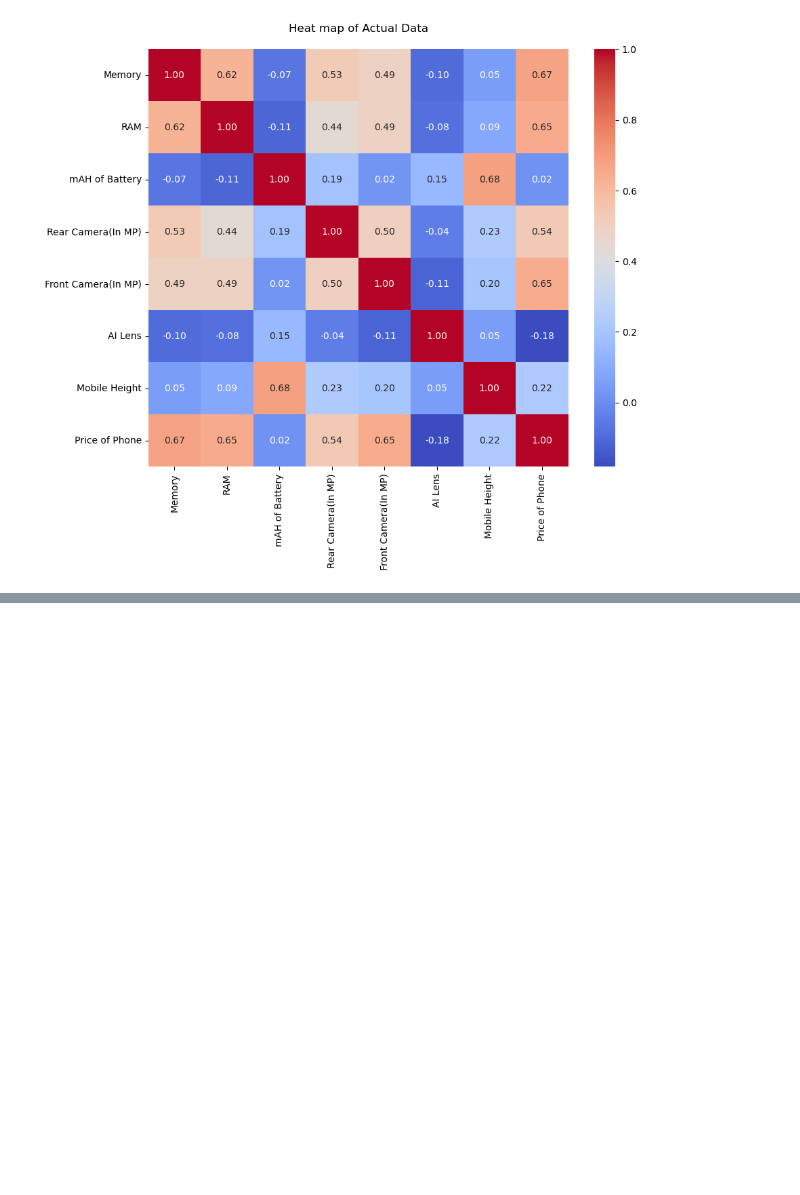
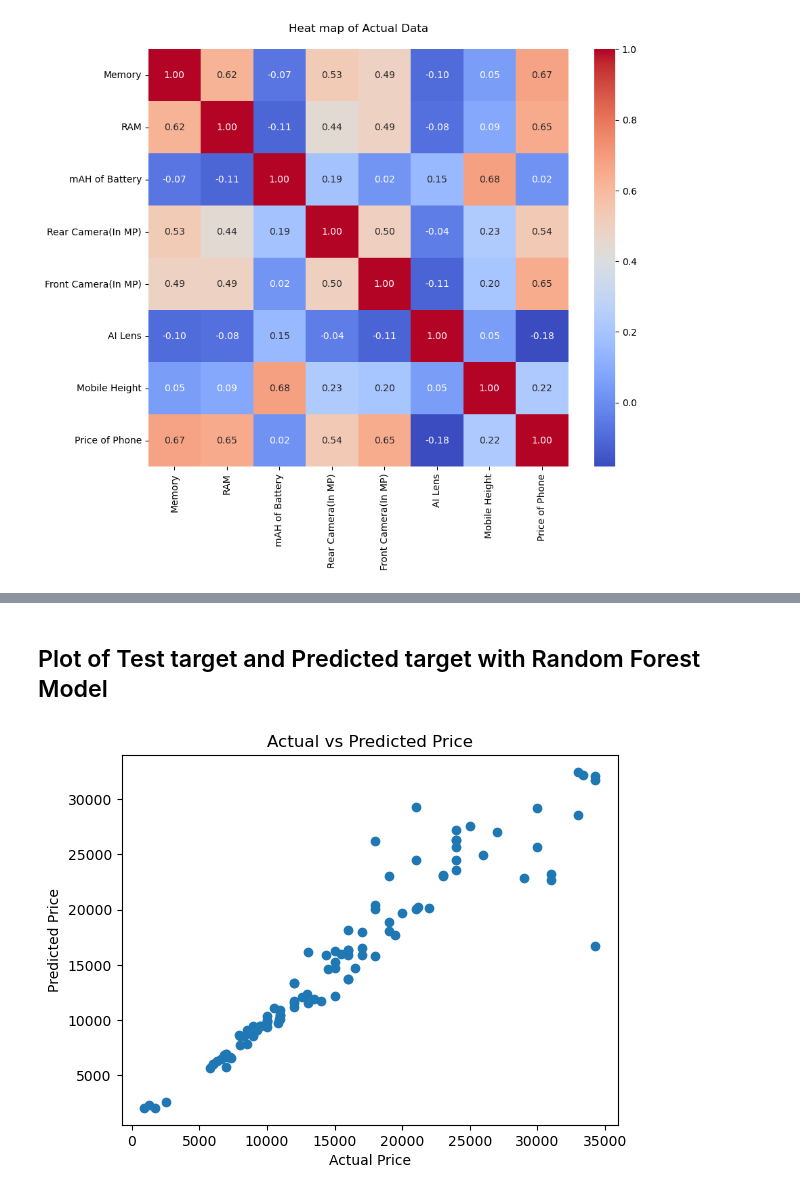
Before and after one commit to geet13govind/Feature-Extraction-and-Price-Prediction-for-Mobile-Phones, a Jupyter notebook: Feature_Extraction and price prediction of mobiles.ipynb, the cells around one changed output, grey strips where cells are left out. Saved outputs shown, nothing was run; the diff lists cells and outputs as text; code cells hidden in the pictures; blank space fills up the shorter version.

Commit message:
Make ML Model

```diff
--- a/Feature_Extraction and price prediction of mobiles.ipynb
+++ b/Feature_Extraction and price prediction of mobiles.ipynb
@@ -338,0 +402,3 @@ plt.show()
+# %%
+# Fit the training dataset in object of model
+lr_model.fit(x_train_scaled,y_train)
@@ -338,0 +437,6 @@ plt.show()
+# %%
+# Make object of model
+rf_model = RandomForestRegressor()
+# %%
+# Fit the training dataset in object of model
+rf_model.fit(x_train_scaled,y_train)
@@ -338,0 +445,3 @@ plt.show()
+# %%
+# Predict the test Data with Model
+y_pred = rf_model.predict(x_test_scaled)
@@ -338,0 +507,10 @@ plt.show()
+# %% [markdown]
+## Plot of Test target and Predicted target with Random Forest Model
+# %%
+plt.scatter(y_test, y_pred)
+plt.xlabel('Actual Price')
+plt.ylabel('Predicted Price')
+plt.title('Actual vs Predicted Price')
+plt.show()
+# %% [output]
+[figure, added]
```
Also changed, not shown: parts of 41 cells of this notebook.
